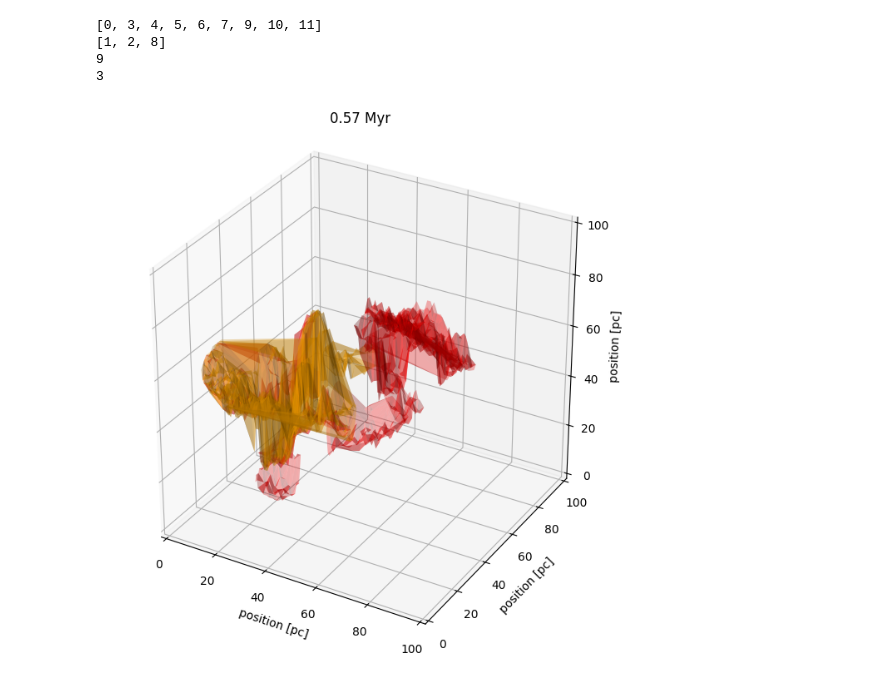
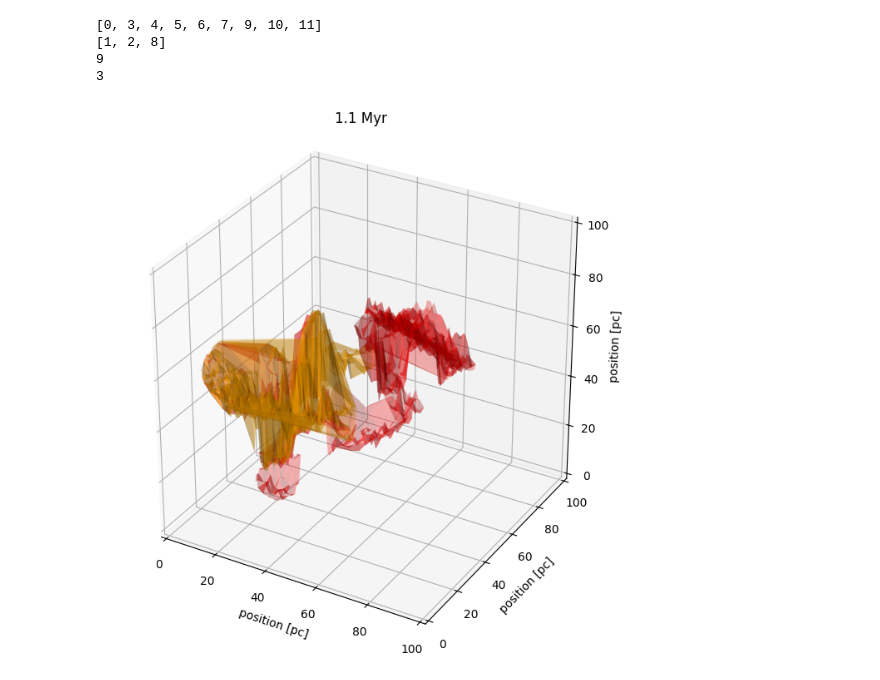
Before and after one commit to kotora260/StarGen, a Jupyter notebook: analysis_velocity_ppp/dendro_1000.ipynb, the cells around one changed output. Saved outputs shown, nothing was run; the diff lists cells and outputs as text; code cells hidden in the pictures.

```diff
--- a/analysis_velocity_ppp/dendro_1000.ipynb
+++ b/analysis_velocity_ppp/dendro_1000.ipynb
@@ -30,12 +30,15 @@ hz = d['space3']
 vx = d['vx']
 vy = d['vy']
 vz = d['vz']
-dv = np.sqrt(vx**2 + vy**2 + vz**2)
+
+v = np.sqrt(vx**2 + vy**2 + vz**2)
+v_ = np.mean(v)
+dv = np.sqrt((v - v_)**2)
 # %%
 # make 3D map
 
-shape = dv.shape
-gas_density = dv.reshape(-1)
+shape = v.shape
+gas_density = v.reshape(-1)
 colormap = plt.get_cmap('viridis')
 norm = plt.Normalize(gas_density.min(), gas_density.max())
 
@@ -75,7 +78,7 @@ Z = ax.set_zlabel('position [pc]')
 # %% [output]
 [figure]
 # %%
-dendro = Dendrogram.compute(dv, min_value=15, min_delta=5, min_npix=20)
+dendro = Dendrogram.compute(v, min_value=15, min_delta=5, min_npix=20)
 # %%
 leaf_indices = [i for i, structure in enumerate(dendro.all_structures) if structure.is_leaf]
 branch_indices = [j for j, structure in enumerate(dendro.all_structures) if structure.is_branch]
@@ -92,30 +95,30 @@ print(len(branch_indices))
 # %%
 fig = plt.figure(figsize=(10, 8))
 ax = fig.add_subplot(111, projection='3d')
 ax.set_box_aspect((1,1,1))
 
 for i, structure_index in enumerate(leaf_indices):
     structure = dendro[structure_index]
     mask = structure.get_mask()
     indices = np.where(mask)
     ax.plot_trisurf(indices[0] * hx, indices[1] * hy, indices[2] * hz, color='red', alpha=0.3)
 
 for j, structure_index in enumerate(branch_indices):
     structure = dendro[structure_index]
     mask = structure.get_mask()
     indices = np.where(mask)
     ax.plot_trisurf(indices[0] * hx, indices[1] * hy, indices[2] * hz, color='orange', alpha=0.3)
 
 ax.set_xlim3d(0, 100)
 ax.set_ylim3d(0, 100)
 ax.set_zlim3d(0, 100)
 
-plt.title("0.57 Myr")
+plt.title("1.1 Myr")
 
 X = ax.set_xlabel('position [pc]')
 Y = ax.set_ylabel('position [pc]')
 Z = ax.set_zlabel('position [pc]')
 
 #plt.savefig("dendro3D_400_contour")
 # %% [output]
-[figure, old version]
+[figure, new version]
```
Also changed, not shown: parts of 4 cells of this notebook, 3 other files.
